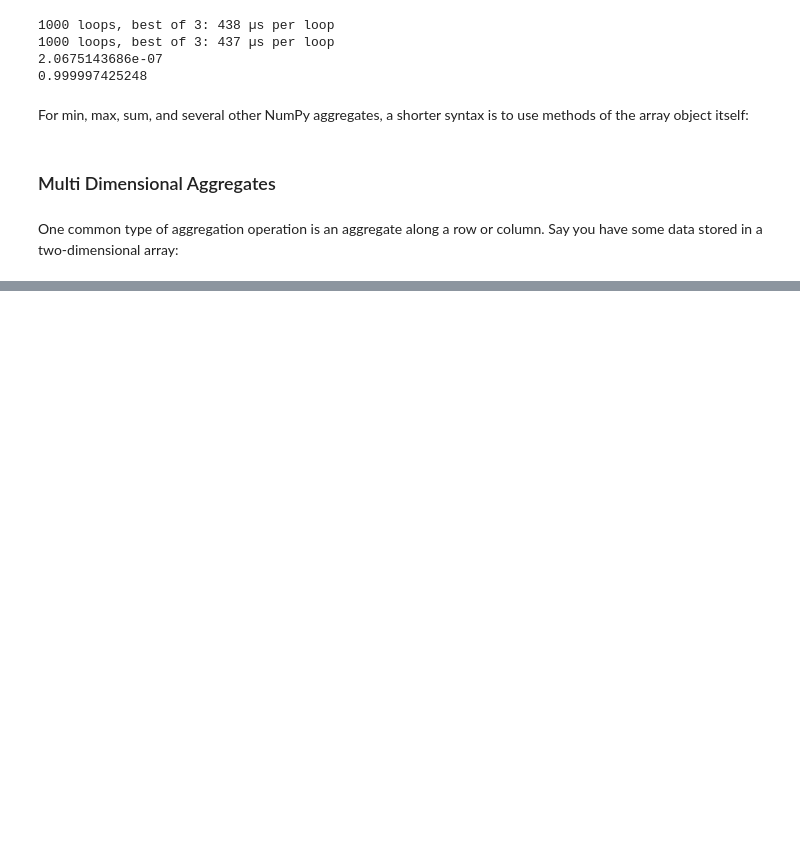
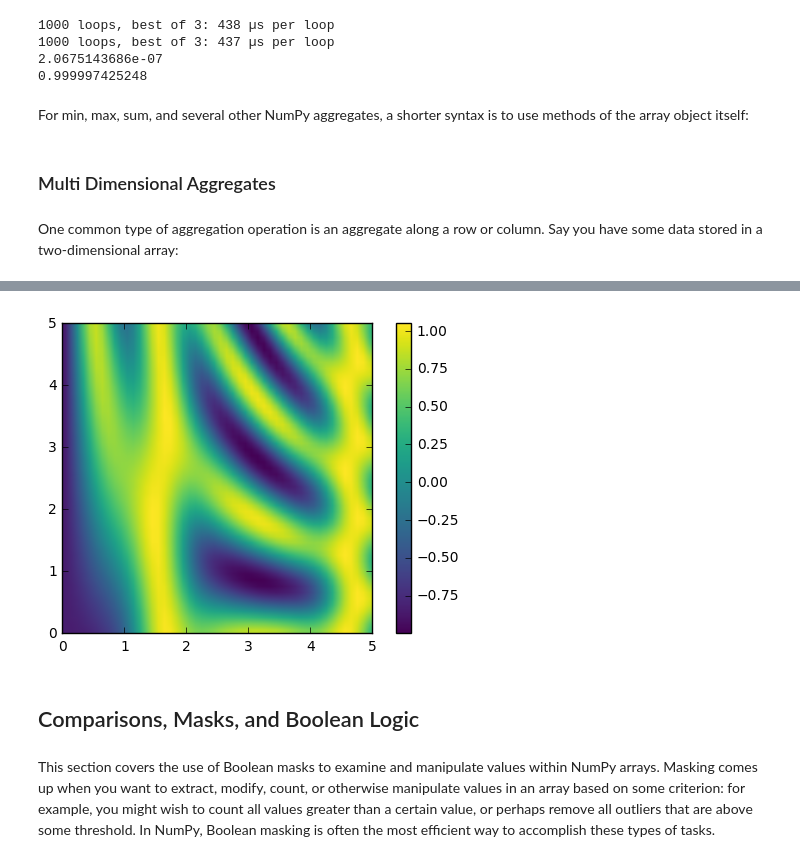
Before and after one commit to Shahan83/Py_DataScience_Handbook, a Jupyter notebook: Python_DataScience_Handbook_Ch2-Intro to NumPy.ipynb, the cells around one changed output, grey strips where cells are left out. Drawn from its saved outputs; the diff is of its cells as text; code cells hidden in the pictures; blank space fills up the shorter version.

```diff
--- a/Python_DataScience_Handbook_Ch2-Intro to NumPy.ipynb
+++ b/Python_DataScience_Handbook_Ch2-Intro to NumPy.ipynb
@@ -816,0 +985,6 @@ array([[ 0.71770264,  0.16798506,  0.78544208,  0.24538626],
+# %%
+# x and y have 50 steps from 0 to 5
+x = np.linspace(0, 5, 50)
+y = np.linspace(0, 5, 50)[:, np.newaxis]
+
+z = np.sin(x) ** 10 + np.cos(10 + y * x) * np.cos(x)
@@ -816,0 +1016,10 @@ array([[ 0.71770264,  0.16798506,  0.78544208,  0.24538626],
+# %%
+plt.imshow(z, origin='lower', extent=[0, 5, 0, 5],
+           cmap='viridis')
+plt.colorbar();
+# %% [output]
+[figure, added]
+# %% [markdown]
+##  Comparisons, Masks, and Boolean Logic
+# %% [markdown]
+This section covers the use of Boolean masks to examine and manipulate values within NumPy arrays. Masking comes up when you want to extract, modify, count, or otherwise manipulate values in an array based on some criterion: for example, you might wish to count all values greater than a certain value, or perhaps remove all outliers that are above some threshold. In NumPy, Boolean masking is often the most efficient way to accomplish these types of tasks.
```
Also changed, not shown: parts of 34 cells of this notebook.
